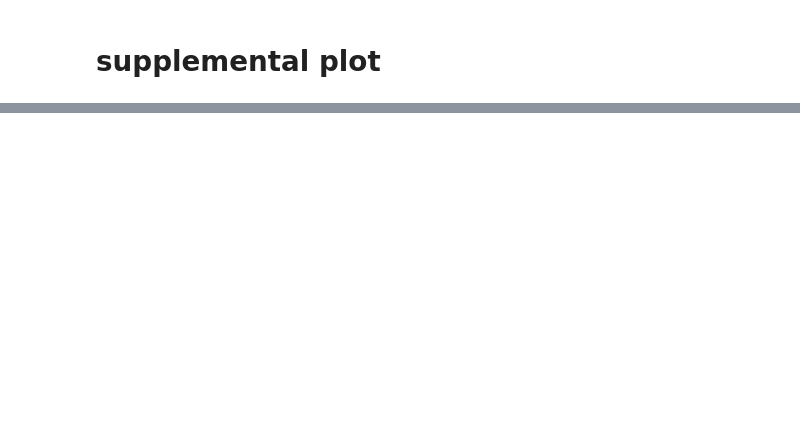
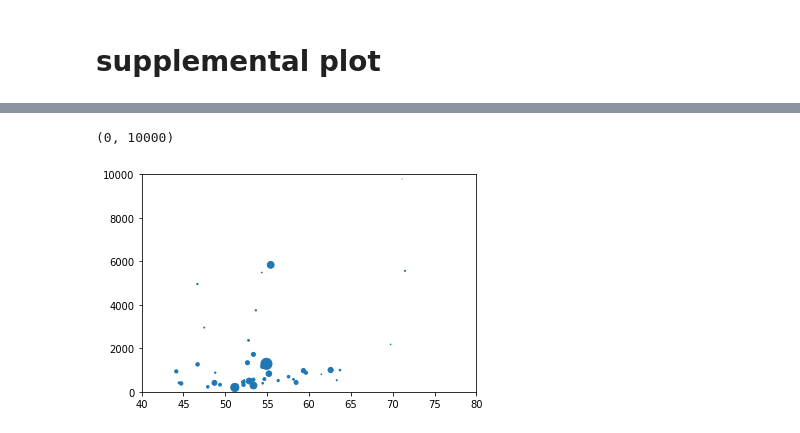
Before and after one commit to chao-h/ds5500hw1, a Jupyter notebook: Q3.ipynb, the cells around one changed output, grey strips where cells are left out. Drawn from its saved outputs; the diff is of its cells as text; code cells hidden in the pictures; blank space fills up the shorter version.

```diff
--- a/Q3.ipynb
+++ b/Q3.ipynb
@@ -138,0 +156,9 @@ plt.savefig(save_dir / 'GDP')
+# %%
+df15 = df[df.time == 2000]
+dfsub = df15[df15.world_6region == 'sub_saharan_africa']
+plt.scatter(dfsub.life_expectancy_years, dfsub.gdppercapita_us_inflation_adjusted, dfsub.population_total/1000000)
+plt.xlim(40, 80)
+plt.ylim(0, 10000)
+# %% [output]
+(0, 10000)
+[figure, added]
```
Also changed, not shown: parts of 10 cells of this notebook.
